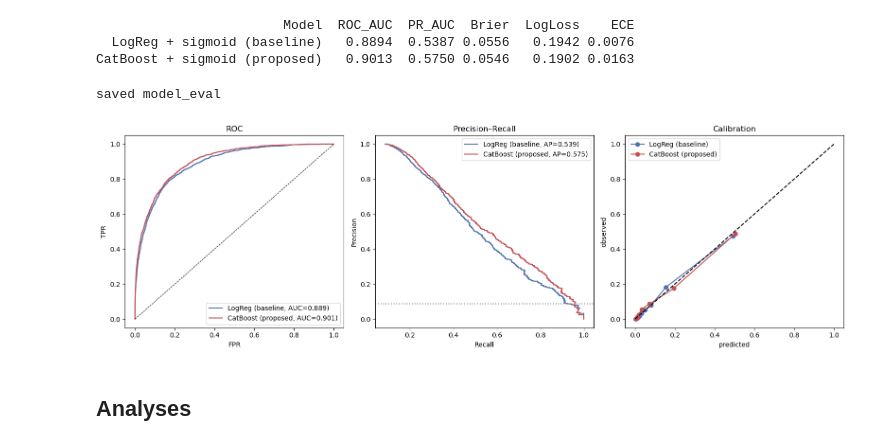
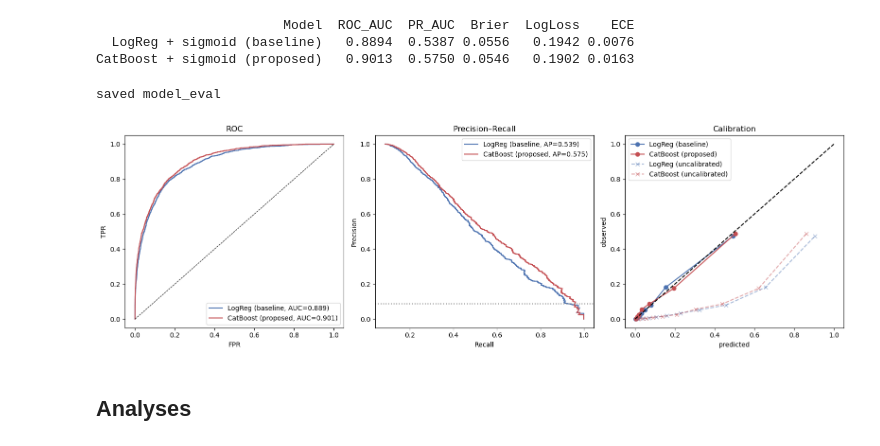
Before and after one commit to LinaSeto/dsc148-project, a Jupyter notebook: dsc148_project_notebook.ipynb, the cells around one changed output. Saved outputs shown, nothing was run; the diff lists cells and outputs as text; code cells hidden in the pictures.

Commit message:
update notebook with calibration graph

```diff
--- a/dsc148_project_notebook.ipynb
+++ b/dsc148_project_notebook.ipynb
@@ -623,33 +623,36 @@ print(pd.DataFrame(rows).to_string(index=False))
                         Model  ROC_AUC  PR_AUC  Brier  LogLoss    ECE
   LogReg + sigmoid (baseline)   0.8894  0.5387 0.0556   0.1942 0.0076
 CatBoost + sigmoid (proposed)   0.9013  0.5750 0.0546   0.1902 0.0163
-# %%
-fig, ax = plt.subplots(1, 3, figsize=(16, 5))
-for name, model, c, label_type in [("LogReg", lr_sig, "#4C72B0", "baseline"),
-                                   ("CatBoost", cb_sig, "#C44E52", "proposed")]:
-    p = model.predict_proba(X.iloc[te])[:, 1]
-
-    # Plot 1: ROC Curve
-    fpr, tpr, _ = roc_curve(yte, p)
-    ax[0].plot(fpr, tpr, color=c, label=f"{name} ({label_type}, AUC={roc_auc_score(yte, p):.3f})")
-
-    # Plot 2: Precision-Recall Curve
-    rc_, pr_, _ = precision_recall_curve(yte, p)
-    ax[1].plot(rc_, pr_, color=c, label=f"{name} ({label_type}, AP={average_precision_score(yte, p):.3f})")
-
-    # Plot 3: Calibration Curve
-    fp, mp = calibration_curve(yte, p, n_bins=10, strategy="quantile")
-    ax[2].plot(mp, fp, "o-", color=c, label=f"{name} ({label_type})")
-
-ax[0].plot([0,1],[0,1],"k--",lw=.8); ax[0].set_title("ROC"); ax[0].set_xlabel("FPR"); ax[0].set_ylabel("TPR"); ax[0].legend()
-ax[1].axhline(yte.mean(), color="grey", ls=":"); ax[1].set_title("Precision–Recall"); ax[1].set_xlabel("Recall"); ax[1].set_ylabel("Precision"); ax[1].legend()
-ax[2].plot([0,1],[0,1],"k--"); ax[2].set_title("Calibration"); ax[2].set_xlabel("predicted"); ax[2].set_ylabel("observed"); ax[2].legend()
-plt.tight_layout()
-save_fig(fig, "model_eval")
-plt.show()
-# %% [output]
-saved model_eval
-[figure, removed]
+# %%
+fig, ax = plt.subplots(1, 3, figsize=(16, 5))
+
+# calibrated
+for name, model, c, label_type in [("LogReg", lr_sig, "#4C72B0", "baseline"),
+                                    ("CatBoost", cb_sig, "#C44E52", "proposed")]:
+    p = model.predict_proba(X.iloc[te])[:, 1]
+    fpr, tpr, _ = roc_curve(yte, p)
+    ax[0].plot(fpr, tpr, color=c, label=f"{name} ({label_type}, AUC={roc_auc_score(yte, p):.3f})")
+    rc_, pr_, _ = precision_recall_curve(yte, p)
+    ax[1].plot(rc_, pr_, color=c, label=f"{name} ({label_type}, AP={average_precision_score(yte, p):.3f})")
+    fp, mp = calibration_curve(yte, p, n_bins=10, strategy="quantile")
+    ax[2].plot(mp, fp, "o-", color=c, label=f"{name} ({label_type})")
+
+# uncalibrated
+for name, model, c in [("LogReg", lr_pipe, "#4C72B0"),
+                        ("CatBoost", cb_pipe, "#C44E52")]:
+    p_u = model.predict_proba(X.iloc[te])[:, 1]
+    fp_u, mp_u = calibration_curve(yte, p_u, n_bins=10, strategy="quantile")
+    ax[2].plot(mp_u, fp_u, "x--", color=c, alpha=0.5, label=f"{name} (uncalibrated)")
+
+ax[0].plot([0,1],[0,1],"k--",lw=.8); ax[0].set_title("ROC"); ax[0].set_xlabel("FPR"); ax[0].set_ylabel("TPR"); ax[0].legend()
+ax[1].axhline(yte.mean(), color="grey", ls=":"); ax[1].set_title("Precision–Recall"); ax[1].set_xlabel("Recall"); ax[1].set_ylabel("Precision"); ax[1].legend()
+ax[2].plot([0,1],[0,1],"k--"); ax[2].set_title("Calibration"); ax[2].set_xlabel("predicted"); ax[2].set_ylabel("observed"); ax[2].legend()
+plt.tight_layout()
+save_fig(fig, "model_eval")
+plt.show()
+# %% [output]
+saved model_eval
+[figure, added]
 # %% [markdown]
 ## Analyses
 # %% [markdown]
```
Also changed, not shown: parts of 2 cells of this notebook.
